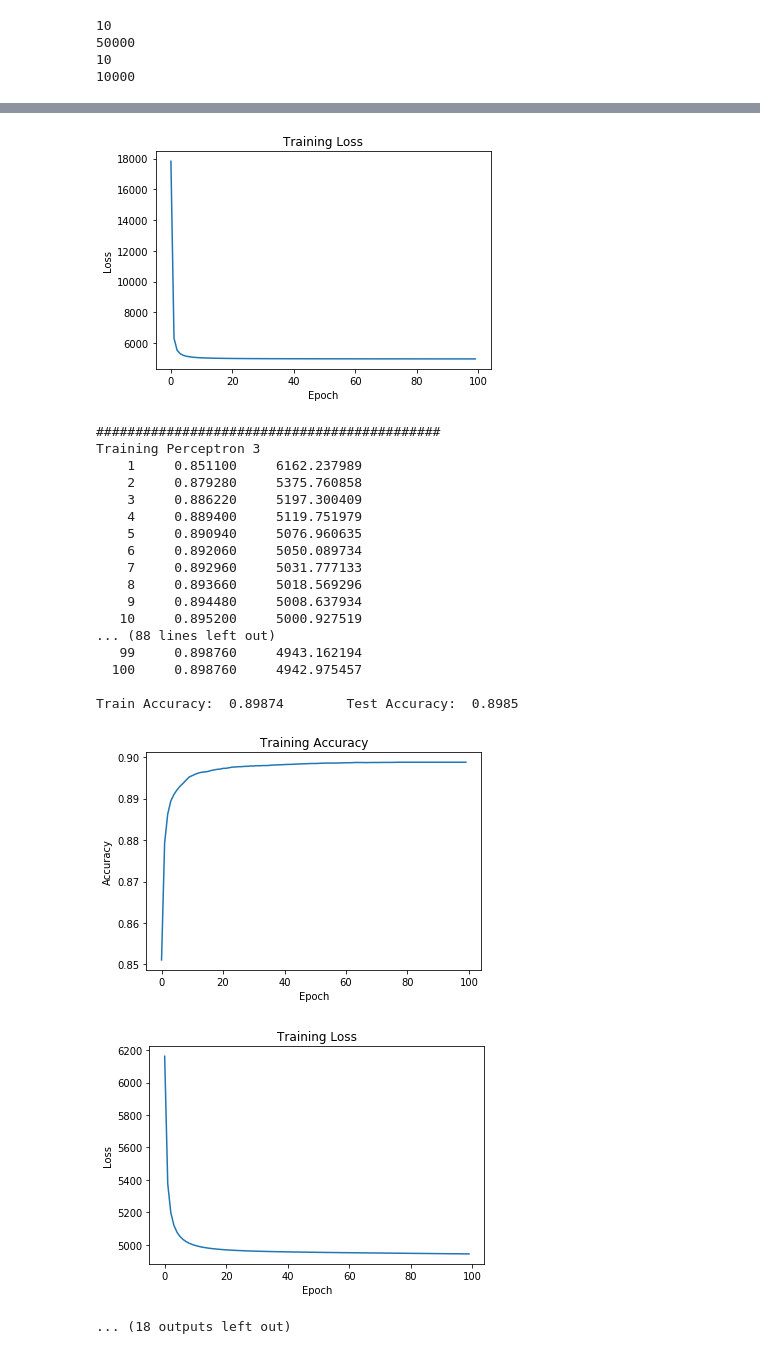
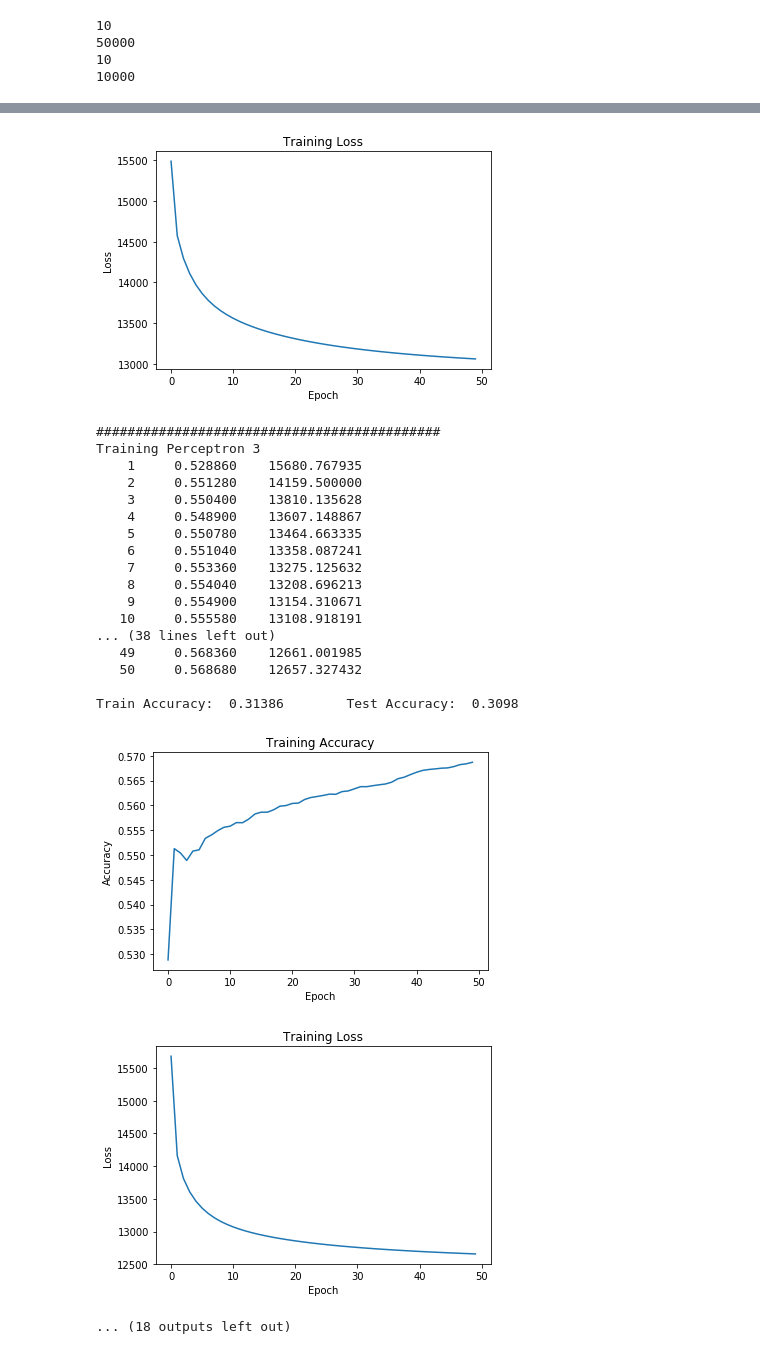
Before and after one commit to atbender/perceptron, a Jupyter notebook: Perceptron.ipynb, the cells around one changed output, grey strips where cells are left out. Cells and saved outputs as stored; diff of their text form; code cells hidden in the pictures.

```diff
--- a/Perceptron.ipynb
+++ b/Perceptron.ipynb
@@ -140,8 +140,6 @@ class Perceptron(object):
     def train(self, dataset, epochs=100, verbose="not_verbose"):
         np.random.shuffle(dataset)
 
-
-
         for epoch in range(epochs):
             hits = 0
             loss = 0
@@ -149,14 +147,23 @@ class Perceptron(object):
                 image = np.append(image, 1)
 
                 y = self.predict(image)
+                reward = 1
+
+
+                if label == 1:
+                    reward = 10
 
                 if(y >= 0.5 and label == 1):
                     hits += 1
 
+
+
+
+
                 elif(y < 0.5 and label == 0):
                     hits += 1
 
-                delta_weights = self.neta * (label - y) * image * y * (1 - y)
+                delta_weights = self.neta * (label - y) * image * y * (1 - y) * reward
                 self.weights += delta_weights
                 loss += (label - y)**2
 
@@ -185,5 +192,5 @@ class Perceptron(object):
 # Treinando o perceptron
 # %%
 p0 = Perceptron()
-p0.train(linear_dataset_train, 100, "verbose")
+p0.train(linear_dataset_train, 50, "verbose")
 # %% [output]
@@ -287,14 +298,14 @@ print(len(linear_dataset_array_test[0]))
 10000
 # %%
 
-perceptrons = [Perceptron(0.00001) for i in range(10)]
+perceptrons = [Perceptron(0.001) for i in range(10)]
 index = 0
 
 for p in perceptrons:
     print("############################################")
     print("Training Perceptron", index)
 
-    p.train(linear_dataset_array_train[index], 100, "verbose")
+    p.train(linear_dataset_array_train[index], 50, "verbose")
 
     accuracy_train = p.evaluate(linear_dataset_array_train[index])
     accuracy_test = p.evaluate(linear_dataset_array_test[index])
@@ -365,22 +376,22 @@ Train Accuracy:  0.89922        Test Accuracy:  0.8989
-[figure, old version]
+[figure, new version]
 ############################################
 Training Perceptron 3
-    1     0.851100     6162.237989
-    2     0.879280     5375.760858
-    3     0.886220     5197.300409
-    4     0.889400     5119.751979
-    5     0.890940     5076.960635
-    6     0.892060     5050.089734
-    7     0.892960     5031.777133
-    8     0.893660     5018.569296
-    9     0.894480     5008.637934
-   10     0.895200     5000.927519
-... (88 lines left out)
-   99     0.898760     4943.162194
-  100     0.898760     4942.975457
+    1     0.528860    15680.767935
+    2     0.551280    14159.500000
+    3     0.550400    13810.135628
+    4     0.548900    13607.148867
+    5     0.550780    13464.663335
+    6     0.551040    13358.087241
+    7     0.553360    13275.125632
+    8     0.554040    13208.696213
+    9     0.554900    13154.310671
+   10     0.555580    13108.918191
+... (38 lines left out)
+   49     0.568360    12661.001985
+   50     0.568680    12657.327432
 
-Train Accuracy:  0.89874        Test Accuracy:  0.8985
+Train Accuracy:  0.31386        Test Accuracy:  0.3098
-[figure, old version]
+[figure, new version]
-[figure, old version]
+[figure, new version]
 ... (18 outputs left out)
 # %%
```
Also changed, not shown: parts of 7 cells of this notebook.
